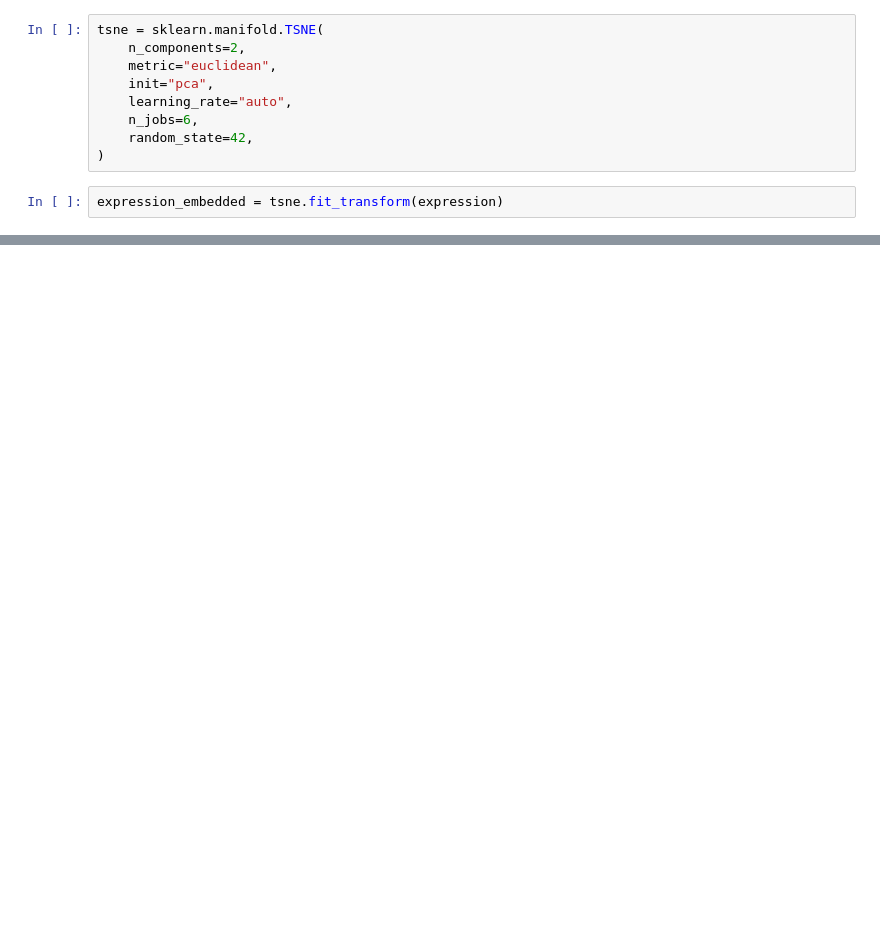
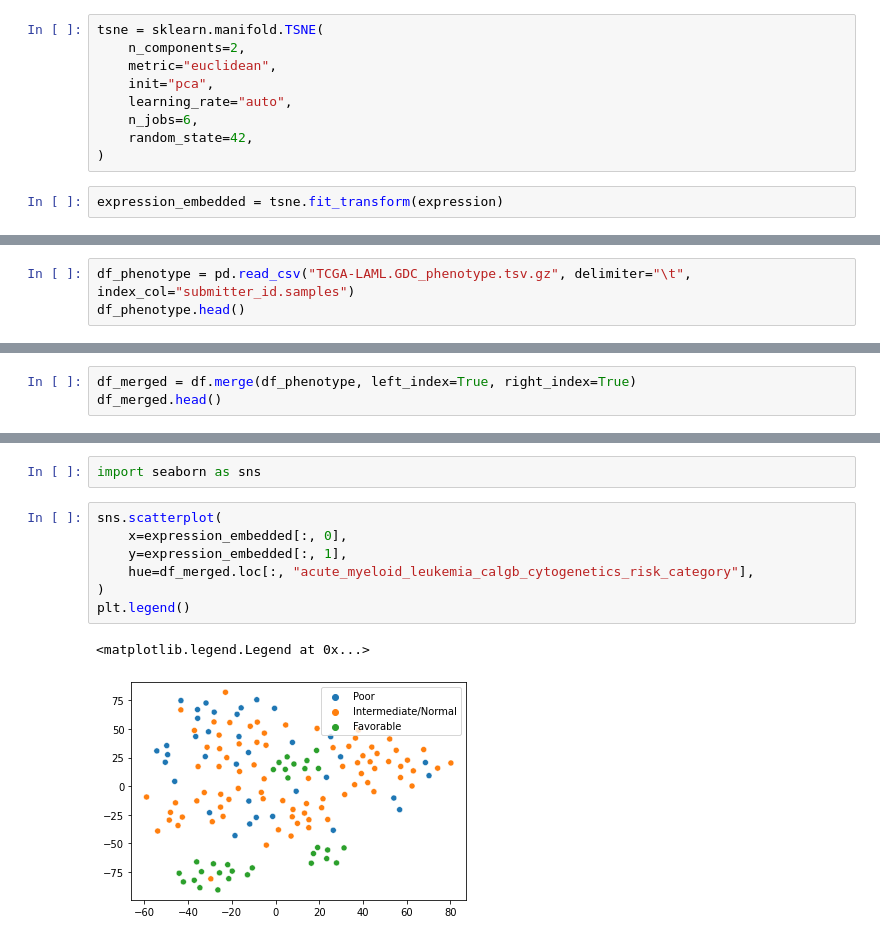
Before and after one commit to kaczmarj/BMI511, a Jupyter notebook: homework/20220202-rnaseq-embedding.ipynb, the cells around one changed output, grey strips where cells are left out. Drawn from its saved outputs; the diff is of its cells as text; blank space fills up the shorter version.

```diff
--- a/homework/20220202-rnaseq-embedding.ipynb
+++ b/homework/20220202-rnaseq-embedding.ipynb
@@ -45,0 +57,3 @@ Text(0.5, 1.0, 't-SNE embedding of RNASeq counts (TCGA-LAML)')
+# %%
+df_phenotype = pd.read_csv("TCGA-LAML.GDC_phenotype.tsv.gz", delimiter="\t", index_col="submitter_id.samples")
+df_phenotype.head()
@@ -45,0 +69,3 @@ Text(0.5, 1.0, 't-SNE embedding of RNASeq counts (TCGA-LAML)')
+# %%
+df_merged = df.merge(df_phenotype, left_index=True, right_index=True)
+df_merged.head()
@@ -45,0 +80,12 @@ Text(0.5, 1.0, 't-SNE embedding of RNASeq counts (TCGA-LAML)')
+# %%
+import seaborn as sns
+# %%
+sns.scatterplot(
+    x=expression_embedded[:, 0],
+    y=expression_embedded[:, 1],
+    hue=df_merged.loc[:, "acute_myeloid_leukemia_calgb_cytogenetics_risk_category"],
+)
+plt.legend()
+# %% [output]
+<matplotlib.legend.Legend at 0x...>
+[figure, added]
```
Also changed, not shown: parts of 11 cells of this notebook.
